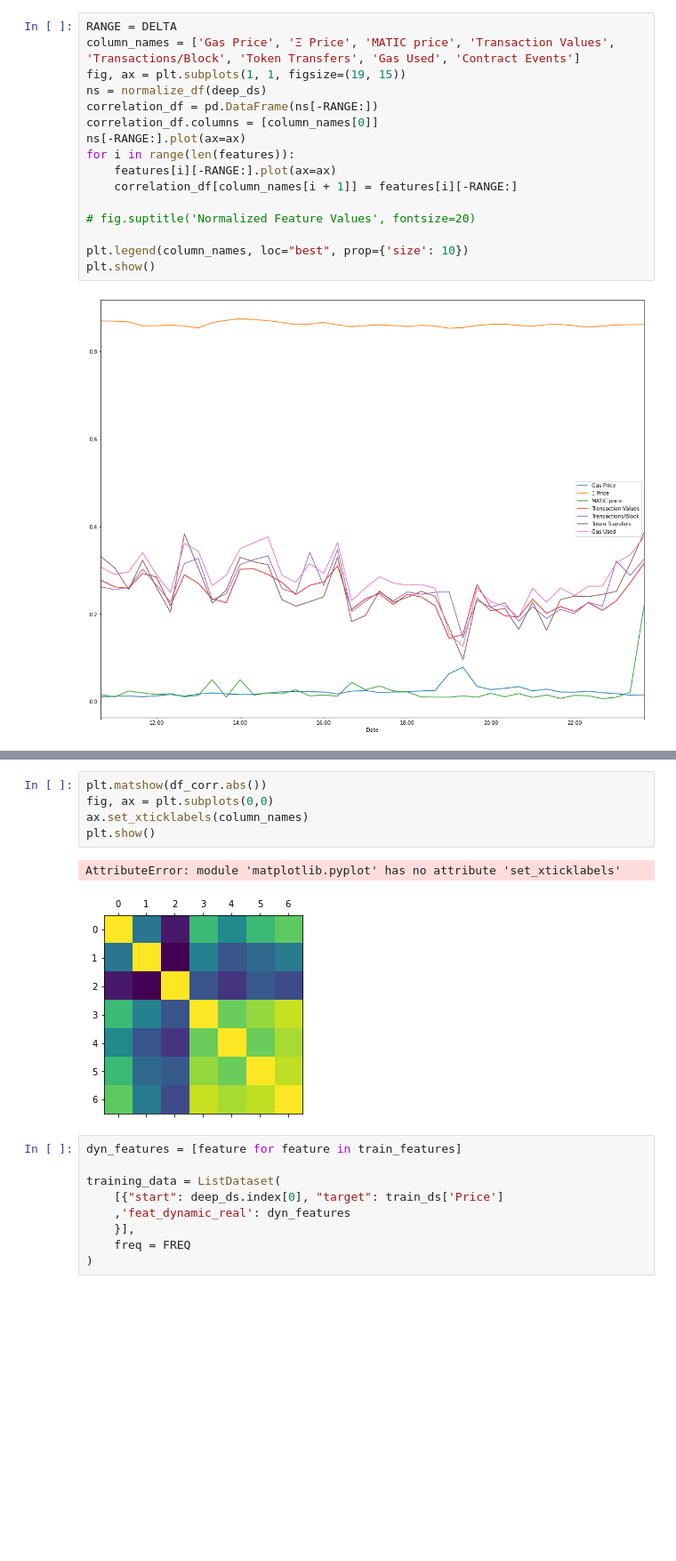
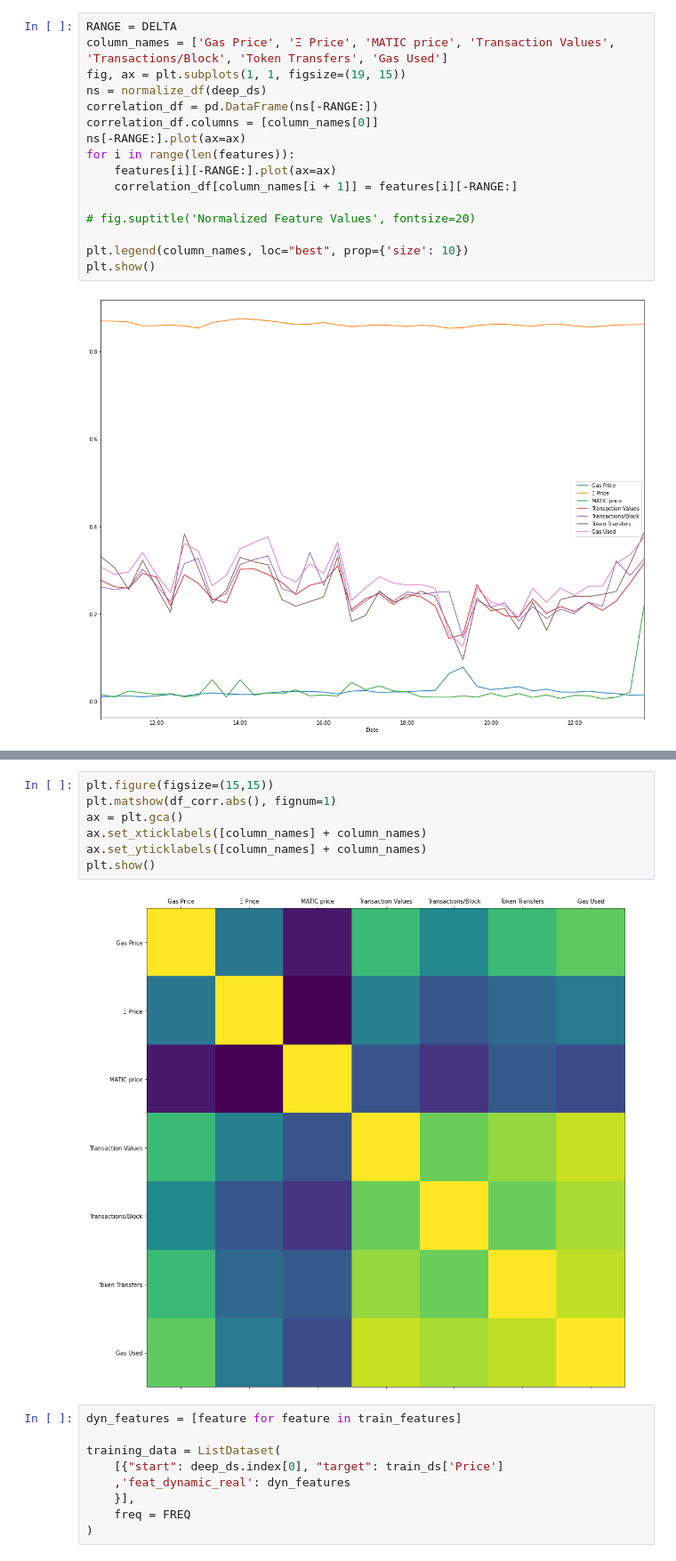
Before and after one commit to andrasfe/ethgas, a Jupyter notebook: deepar_eth_gas.ipynb, the cells around one changed output, grey strips where cells are left out. Shown at 89% size. Cells and saved outputs as stored; diff of their text form; blank space fills up the shorter version.

Commit message:
correlation plot added

```diff
--- a/deepar_eth_gas.ipynb
+++ b/deepar_eth_gas.ipynb
@@ -151,7 +151,7 @@ for i in range(len(features)):
     test_features.append(features[i][features[i].index[deep_ds.shape[0] - test_cnt + 1]:end])
 # %%
 RANGE = DELTA
-column_names = ['Gas Price', 'Ξ Price', 'MATIC price', 'Transaction Values', 'Transactions/Block', 'Token Transfers', 'Gas Used', 'Contract Events']
+column_names = ['Gas Price', 'Ξ Price', 'MATIC price', 'Transaction Values', 'Transactions/Block', 'Token Transfers', 'Gas Used']
 fig, ax = plt.subplots(1, 1, figsize=(19, 15))
 ns = normalize_df(deep_ds)
 correlation_df = pd.DataFrame(ns[-RANGE:])
@@ -180,13 +181,14 @@ df_corr
 | Token Transfers | -0.708408 | 0.394839 | 0.342344 | 0.855414 | 0.792345 | 1.000000 | 0.910394 |
 | Gas Used | -0.773658 | 0.461708 | 0.290561 | 0.924041 | 0.881172 | 0.910394 | 1.000000 |
 # %%
-plt.matshow(df_corr.abs())
-fig, ax = plt.subplots(0,0)
-ax.set_xticklabels(column_names)
+plt.figure(figsize=(15,15))
+plt.matshow(df_corr.abs(), fignum=1)
+ax = plt.gca()
+ax.set_xticklabels([column_names] + column_names)
+ax.set_yticklabels([column_names] + column_names)
 plt.show()
 # %% [output]
-AttributeError: module 'matplotlib.pyplot' has no attribute 'set_xticklabels'
-[figure, old version]
+[figure, new version]
 # %%
 dyn_features = [feature for feature in train_features]
 
```
Also changed, not shown: parts of 3 cells of this notebook.
